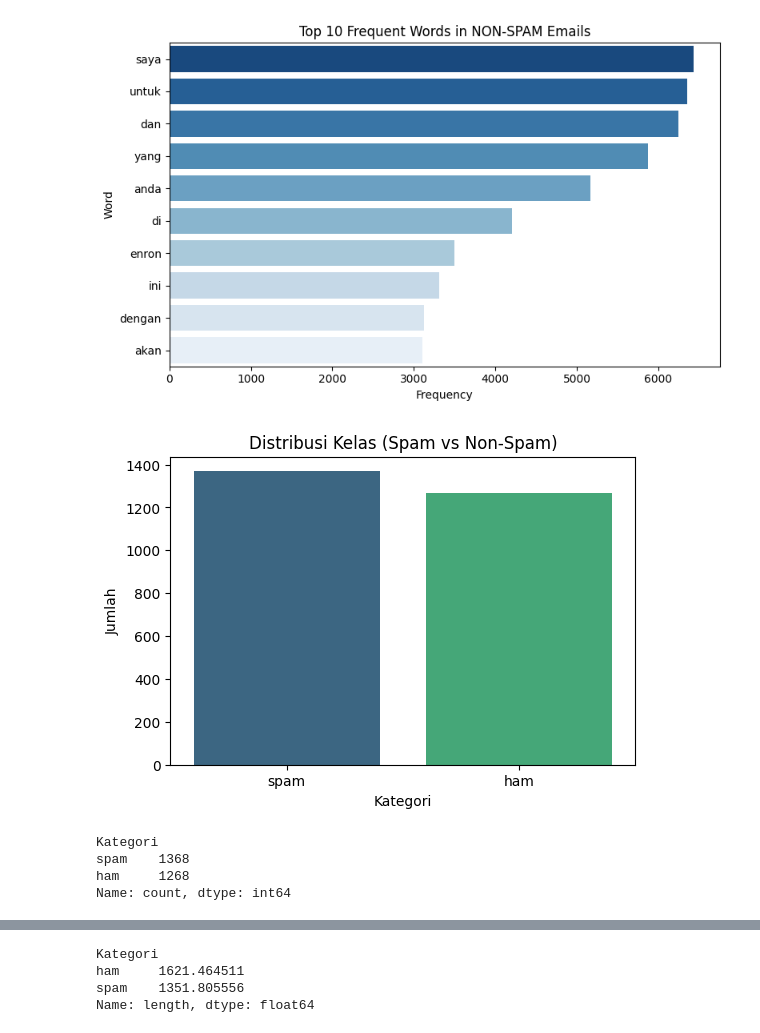
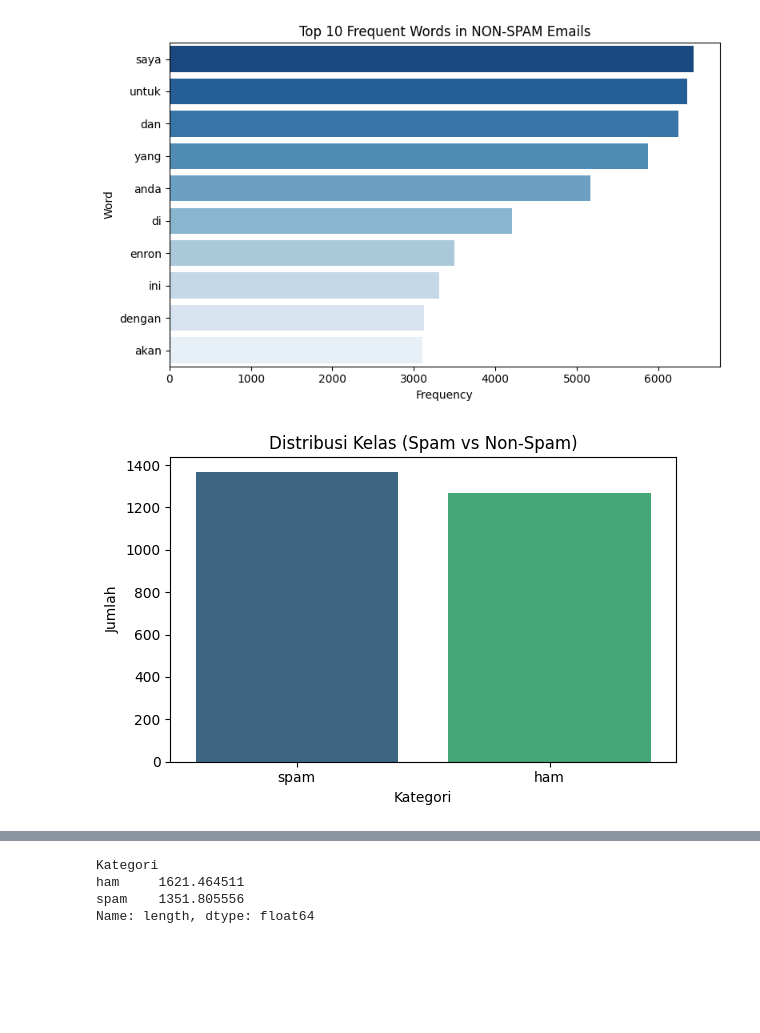
Before and after one commit to freyzaza/final_project_deep_learning, a Jupyter notebook: notebooks/exploration.ipynb, the cells around one changed output, grey strips where cells are left out. Cells and saved outputs as stored; diff of their text form; code cells hidden in the pictures; blank space fills up the shorter version.

```diff
--- a/notebooks/exploration.ipynb
+++ b/notebooks/exploration.ipynb
@@ -111,18 +109,15 @@ plt.close()
 # %%
 plt.figure(figsize=(6,4))
 sns.countplot(data=df, x="Kategori", palette="viridis")
 plt.title("Distribusi Kelas (Spam vs Non-Spam)")
 plt.xlabel("Kategori")
 plt.ylabel("Jumlah")
+plt.tight_layout()
+plt.savefig("../outputs/logs/class_distribution.png", dpi=300)
 plt.show()
-
-df["Kategori"].value_counts()
+plt.close()
 # %% [output]
-[figure, old version]
+[figure, new version]
-Kategori
-spam    1368
-ham     1268
-Name: count, dtype: int64
 # %%
 df["length"] = df["Pesan"].astype(str).apply(len)
 
```
Also changed, not shown: parts of 4 cells of this notebook, 5 other files.
